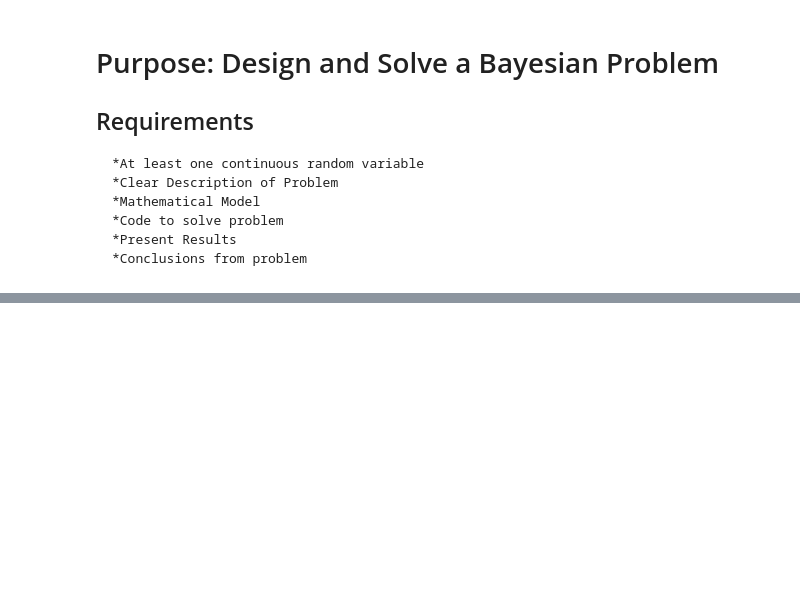
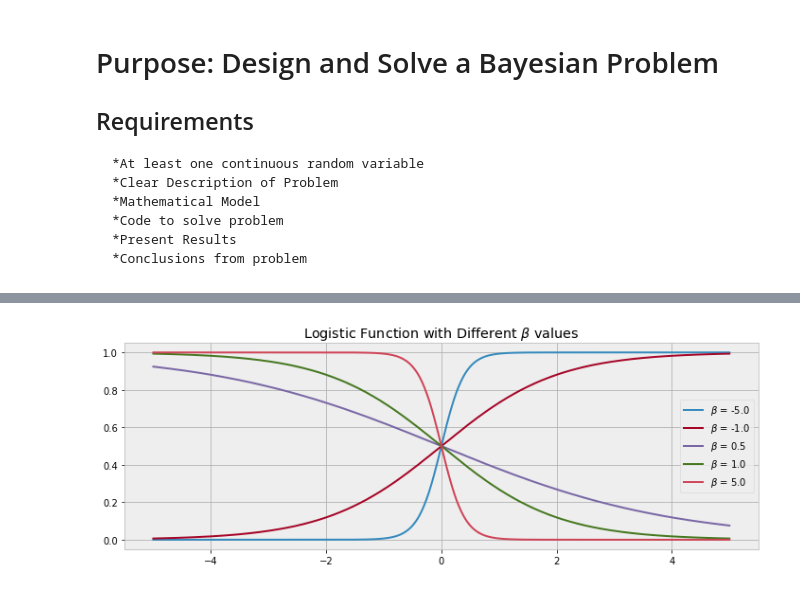
Before and after one commit to WillKoehrsen/eecs-491, a Jupyter notebook: assign/assign_1/assign_1.ipynb, the cells around one changed output, grey strips where cells are left out. Saved outputs shown, nothing was run; the diff lists cells and outputs as text; code cells hidden in the pictures; blank space fills up the shorter version.

```diff
--- a/assign/assign_1/assign_1.ipynb
+++ b/assign/assign_1/assign_1.ipynb
@@ -35,11 +24,12 @@ WARNING (theano.tensor.blas): Using NumPy C-API based implementation for BLAS fu
 import matplotlib.pyplot as plt
 %matplotlib inline
 
+from IPython.core.pylabtools import figsize
 import matplotlib
 
 import json
-# s = json.load(open('style/bmh_matplotlibrc.json'))
-# matplotlib.rcParams.update(s)
+s = json.load(open('style/bmh_matplotlibrc.json'))
+matplotlib.rcParams.update(s)
 
 matplotlib.rcParams['figure.figsize'] = (10, 3)
 matplotlib.rcParams['font.size'] = 14
@@ -64,6 +35,0 @@ def update_probability(phone, time, light):
-# %%
-def logistic(x, beta):
-    return 1.0 / (1.0 + np.exp(beta * -x))
-
-x = np.linspace(-4, 4, 1000)
-plt.plot(x, logistic(x, 3))
@@ -73,11 +35,0 @@ plt.plot(x, logistic(x, 3))
-# %%
-nor = stats.norm
-x = np.linspace(-8, 8, 100)
-mu = (-2, 0, 3)
-tau = (0.7, 1, 2)
-colors = ['blue', 'red', 'green']
-parameters = zip(mu, tau, colors)
-
-for _mu, _tau, _color in parameters:
-    plt.plot(x, nor.pdf(x, _mu, scale=1./_tau), color = _color)
-    plt.fill_between(x, nor.pdf(x, _mu, scale=1/_tau), color = _color, alpha = 0.4)
@@ -159,5 +67,0 @@ D = sleep_data['indicator']
-# %%
-with pm.Model() as sleep_model:
-    beta = pm.Normal("beta", mu=0, tau=0.001, testval=0)
-    alpha = pm.Normal("alpha", mu=0, tau=0.001, testval=0)
-    p = pm.Deterministic("p", 1.0/(1. + tt.exp(beta* time_offset + alpha)))
@@ -239,0 +107,16 @@ plt.title("Posterior probability estimates given temp. $t$");
+# %%
+figsize(12, 4)
+
+# Logistic function with only beta
+def logistic(x, beta):
+    return 1. / (1. + np.exp(beta * x))
+
+# Plot examples with different betas
+x = np.linspace(-5, 5, 1000)
+for beta in [-5, -1, 0.5, 1, 5]:
+    plt.plot(x, logistic(x, beta), label = r"$\beta$ = %.1f" % beta)
+
+plt.legend();
+plt.title(r'Logistic Function with Different $\beta$ values');
+# %% [output]
+[figure, added]
```
Also changed, not shown: parts of 69 cells of this notebook.
